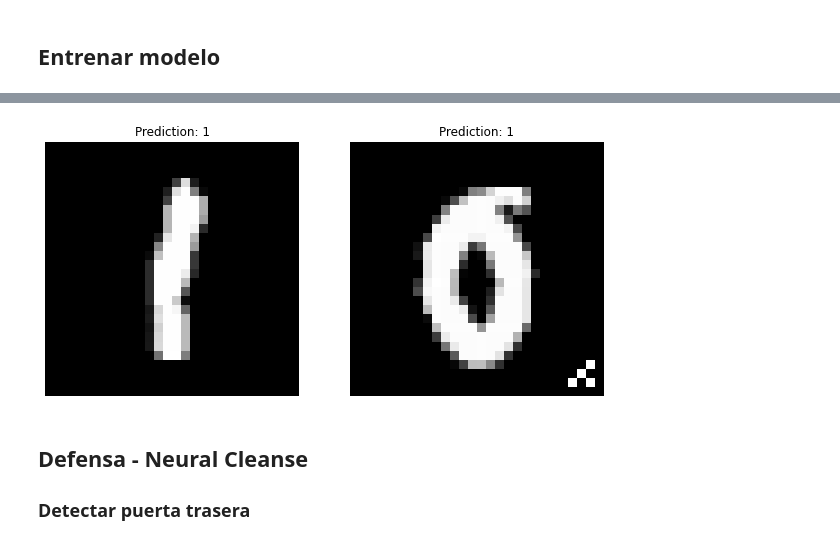
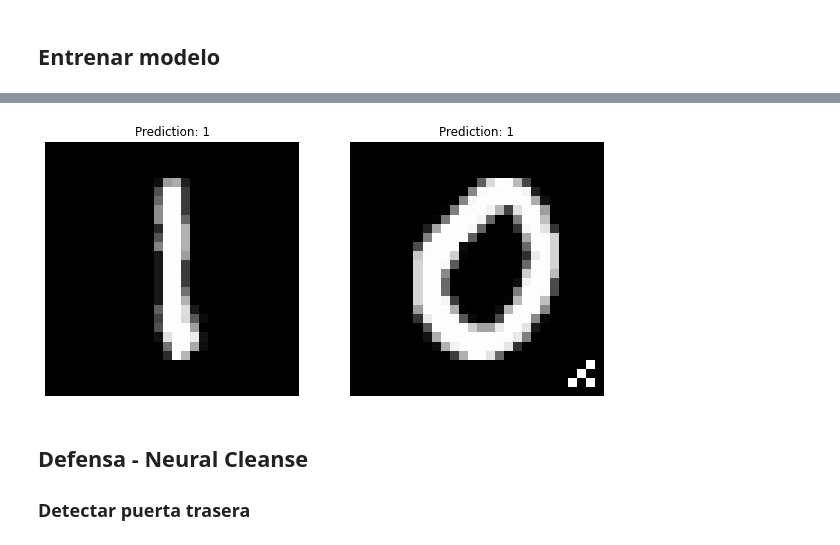
Before and after one commit to jiep/adversarial-machine-learning, a Jupyter notebook: notebooks/poisoning.ipynb, the cells around one changed output, grey strips where cells are left out. Drawn from its saved outputs; the diff is of its cells as text; code cells hidden in the pictures.

```diff
--- a/notebooks/poisoning.ipynb
+++ b/notebooks/poisoning.ipynb
@@ -163,24 +164,24 @@ Effectiveness of poison: 94.80%
 # %%
 # Display image, label, and prediction for a clean sample to show how the poisoned model classifies a clean sample
 
 c = 1 # class to display
-i = 6 # image of the class to display
+i = 20 # image of the class to display
 
 c_idx = np.where(np.argmax(clean_y_test,1) == c)[0][i] # index of the image in clean arrays
 c_idx_p = np.where(np.argmax(poison_y_test,1) == c)[0][i] # index of the image in poison arrays
 
 fig = plt.figure(figsize=(10, 5))
 ax = fig.add_subplot(1, 2, 1)
 ax.imshow(clean_x_test[c_idx].reshape((28, 28)), cmap="gray")
 ax.axis('off')
 ax.set_title("Prediction: {}".format(clean_preds[c_idx]))
 ax = fig.add_subplot(1, 2, 2)
 ax.imshow(poison_x_test[c_idx_p].reshape((28, 28)), cmap="gray")
 ax.axis('off')
 ax.set_title("Prediction: {}".format(poison_preds[c_idx_p]))
 plt.show()
 # %% [output]
-[figure, old version]
+[figure, new version]
 # %% [markdown]
 ## Defensa - Neural Cleanse
 
```
Also changed, not shown: parts of 11 cells of this notebook, 4 other files.
